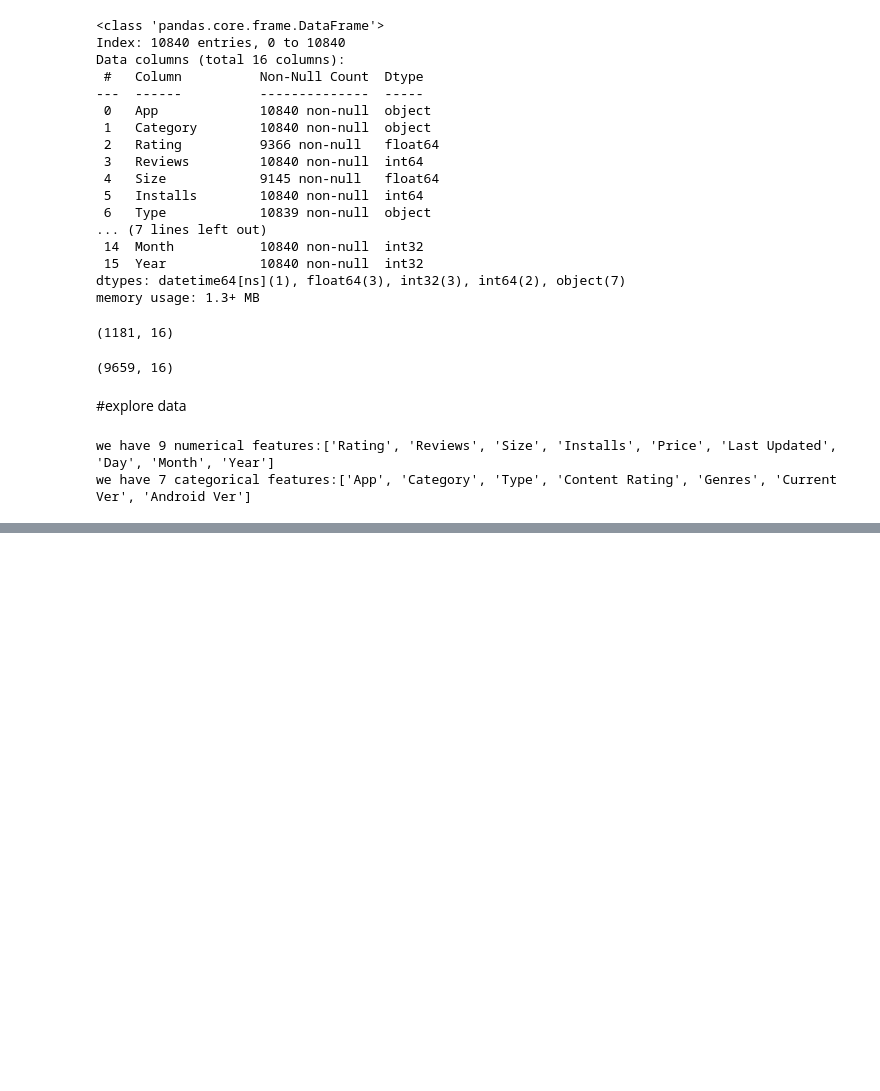
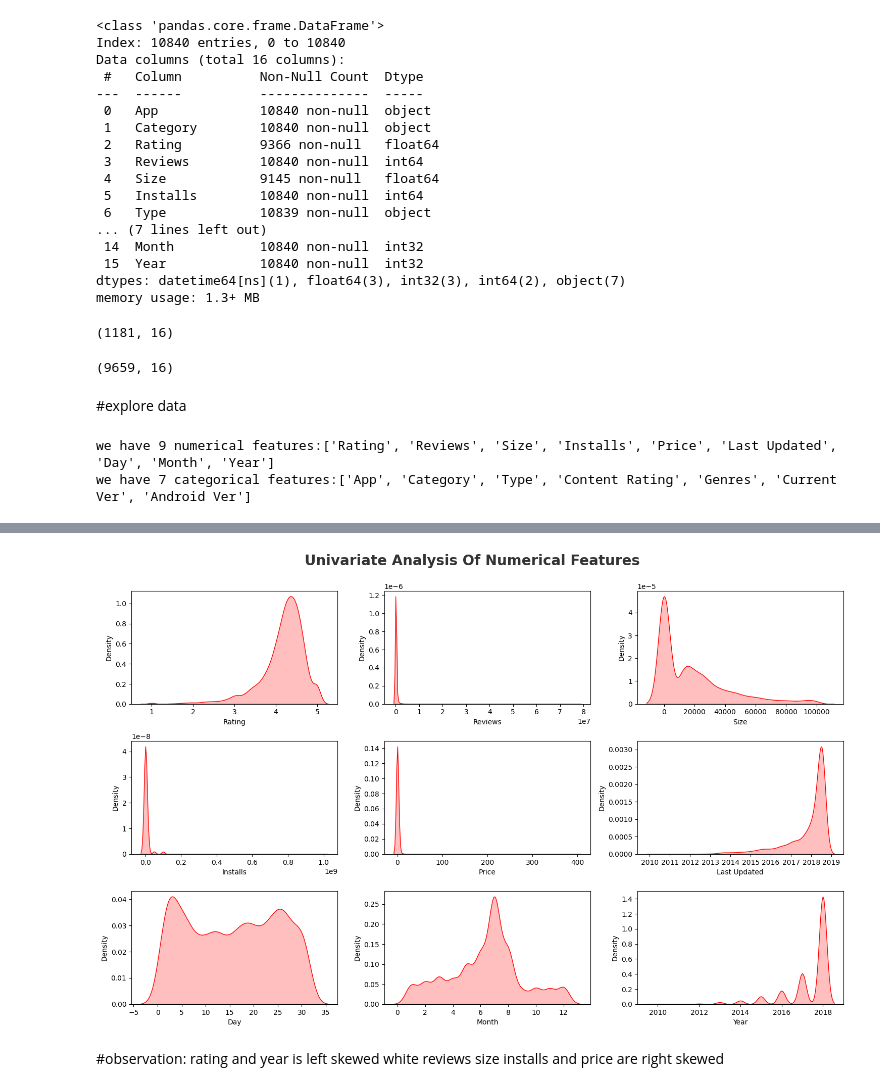
Before and after one commit to Bhargavvv412/EDA-Feature-Engineering, a Jupyter notebook: EDA_And_Feature_Eng_Of_Google_Play_Store_Datset.ipynb, the cells around one changed output, grey strips where cells are left out. Saved outputs shown, nothing was run; the diff lists cells and outputs as text; code cells hidden in the pictures; blank space fills up the shorter version.

```diff
--- a/EDA_And_Feature_Eng_Of_Google_Play_Store_Datset.ipynb
+++ b/EDA_And_Feature_Eng_Of_Google_Play_Store_Datset.ipynb
@@ -273,0 +296,13 @@ we have 7 categorical features:['App', 'Category', 'Type', 'Content Rating', 'Ge
+# %%
+plt.figure(figsize=(15,15))
+plt.suptitle('Univariate Analysis Of Numerical Features',fontsize=20,fontweight='bold',alpha=0.8,y=1.)
+for i in range(0,len(numeric_feature)):
+  plt.subplot(5,3,i+1)
+  sns.kdeplot(x=df_copy[numeric_feature[i]],shade=True,color='r')
+  plt.xlabel(numeric_feature[i])
+  plt.tight_layout()
+# %% [output]
+[figure, added]
+# %% [markdown]
+#observation:
+rating and year is left skewed white reviews size installs and price are right skewed
```
Also changed, not shown: parts of 1 cell of this notebook.
